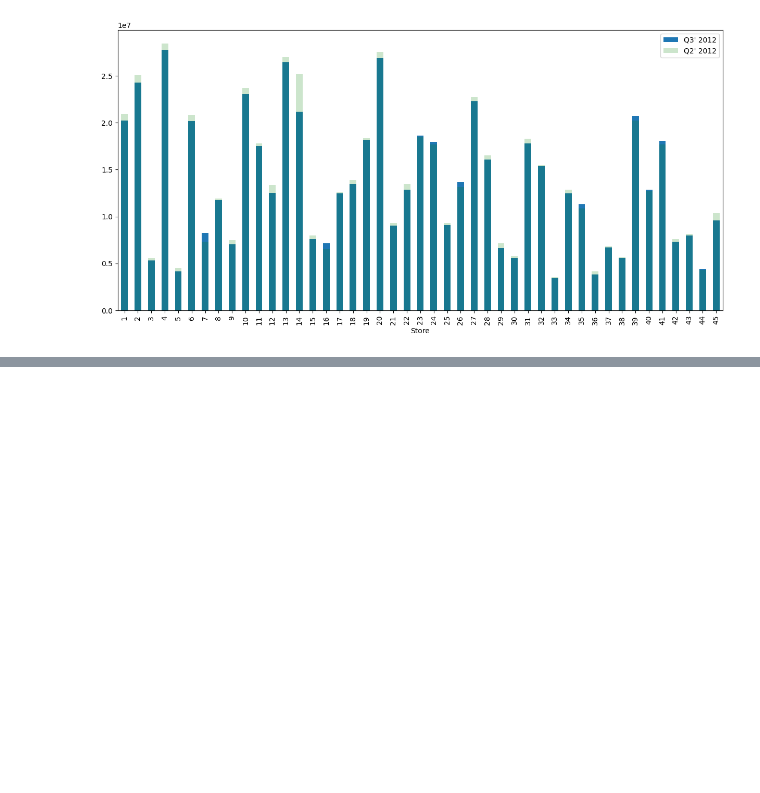
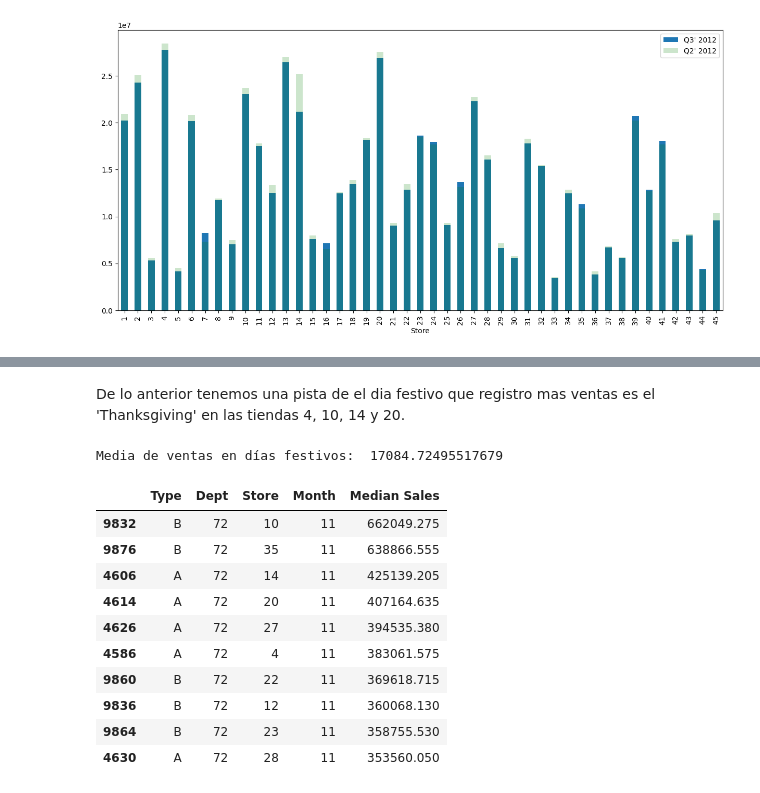
Before and after one commit to gina13mnsr/Walmart_forecasting_G8, a Jupyter notebook: codigo2.ipynb, the cells around one changed output, grey strips where cells are left out. Drawn from its saved outputs; the diff is of its cells as text; code cells hidden in the pictures; blank space fills up the shorter version.

```diff
--- a/codigo2.ipynb
+++ b/codigo2.ipynb
@@ -571,0 +608,2 @@ plt.legend(["Q3' 2012", "Q2' 2012"])
+# %% [markdown]
+De lo anterior tenemos una pista de el dia festivo que registro mas ventas es el 'Thanksgiving' en las tiendas 4, 10, 14 y 20.
@@ -571,0 +618,20 @@ plt.legend(["Q3' 2012", "Q2' 2012"])
+# %%
+print("Media de ventas en días festivos: ", holiday_sales_mean(merged_data))
+# %% [output]
+Media de ventas en días festivos:  17084.72495517679
+# %%
+# Obtenemos dataframe con medias por tienda y departamento
+medians = pd.DataFrame({'Median Sales': merged_data.loc[merged_data['IsHoliday_x'] == True].groupby(by=['Type', 'Dept', 'Store', 'Month'])['Weekly_Sales'].median()}).reset_index().sort_values('Median Sales', ascending=False)
+medians.head(10)
+# %% [output]
+|  | Type | Dept | Store | Month | Median Sales |
+| 9832 | B | 72 | 10 | 11 | 662049.275 |
+| 9876 | B | 72 | 35 | 11 | 638866.555 |
+| 4606 | A | 72 | 14 | 11 | 425139.205 |
+| 4614 | A | 72 | 20 | 11 | 407164.635 |
+| 4626 | A | 72 | 27 | 11 | 394535.380 |
+| 4586 | A | 72 | 4 | 11 | 383061.575 |
+| 9860 | B | 72 | 22 | 11 | 369618.715 |
+| 9836 | B | 72 | 12 | 11 | 360068.130 |
+| 9864 | B | 72 | 23 | 11 | 358755.530 |
+| 4630 | A | 72 | 28 | 11 | 353560.050 |
```
Also changed, not shown: parts of 13 cells of this notebook.
